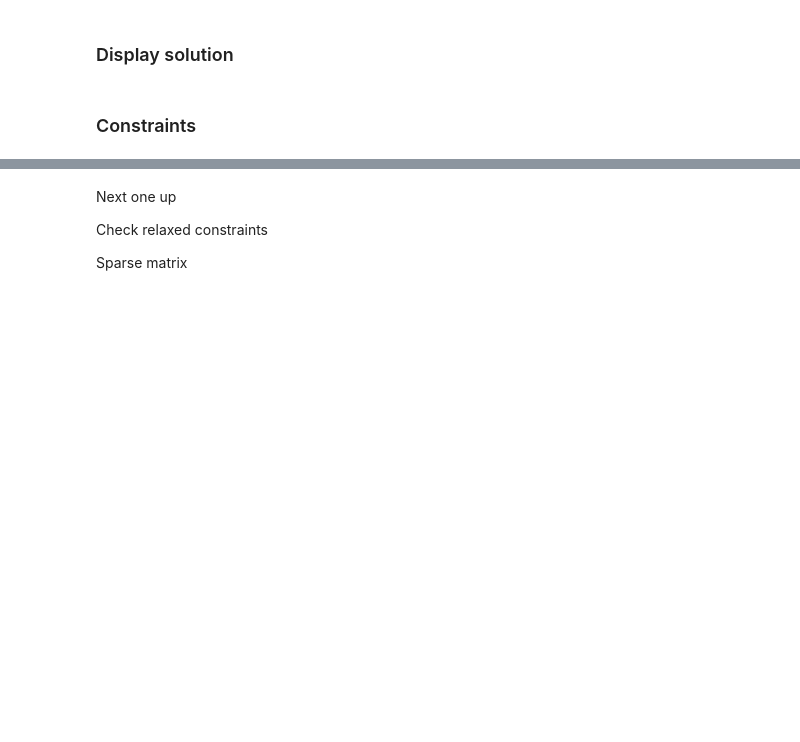
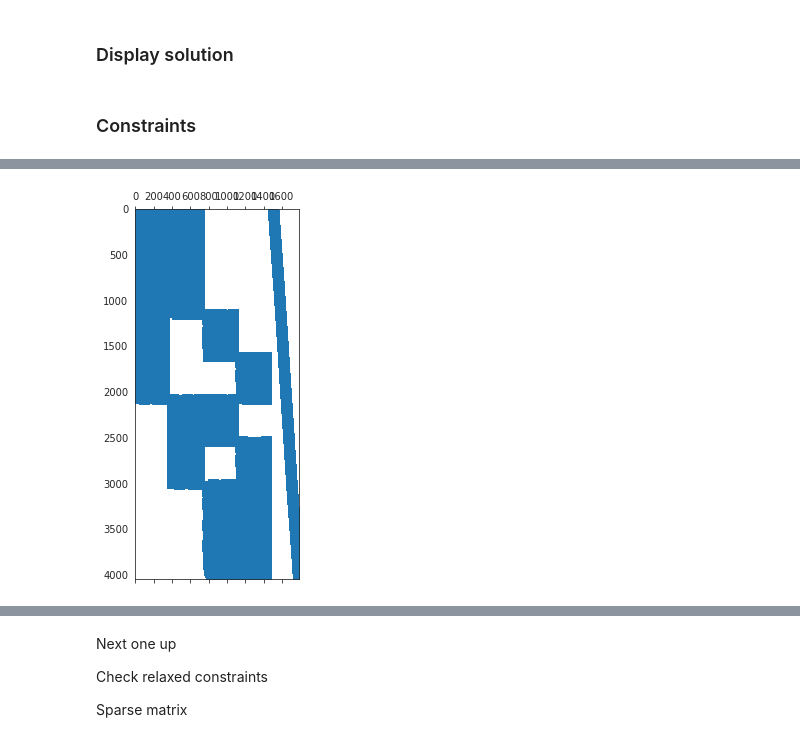
Before and after one commit to kharik04/msckharik04, a Jupyter notebook: lagrangian method.ipynb, the cells around one changed output, grey strips where cells are left out. Drawn from its saved outputs; the diff is of its cells as text; code cells hidden in the pictures; blank space fills up the shorter version.

```diff
--- a/lagrangian method.ipynb
+++ b/lagrangian method.ipynb
@@ -12,7 +13,7 @@ from functools import reduce
 # %% [markdown]
 ### Load Json
 # %%
-scenario = "02_a_little_less_dummy.json"  # adjust path to the sample instance if it is not located there
+scenario = "sample_scenario.json"  # adjust path to the sample instance if it is not located there
 with open(scenario) as fp:
     scenario = json.load(fp)
 # %% [markdown]
@@ -196,0 +170,28 @@ for route in route_graphs:
+# %%
+for route in [856]:
+    route_graph = route_graphs[route]
+
+    """
+    for node in route_graph.nodes():
+        route_graph.node[node]['label'] = node
+
+    edge_labels = {}
+    for node1, node2, data in route_graph.edges(data=True):
+        edge_labels[(node1, node2)] = data['sequence_number']
+
+    for edge in route_graph.edges():
+        route_graph.edges[edge]['label'] = edge_labels[edge]
+
+    # export as graphML file, see below
+    nx.write_graphml(route_graph, "graph-111"+".graphml")
+    """
+    edge_labels = {}
+    for node1, node2, data in route_graph.edges(data=True):
+
+        edge_labels[(node1, node2)] = data['edge_data']['sequence_number']
+
+    # draw directly from networkx
+    pos = nx.spring_layout(route_graph)
+    nx.draw(route_graph, pos, edge_color='black', width=1, linewidths=1, node_size=500, node_color='pink', alpha=0.9)
+    nx.draw_networkx_edge_labels(route_graph,pos,edge_labels=edge_labels,font_color='red')
+    plt.show()
@@ -1134,0 +833,4 @@ b_coup = b_coup[:cnum].flatten()
+# %%
+drawmatrix(A_coup)
+# %% [output]
+[figure, added]
```
Also changed, not shown: parts of 35 cells of this notebook, 16 other files.
